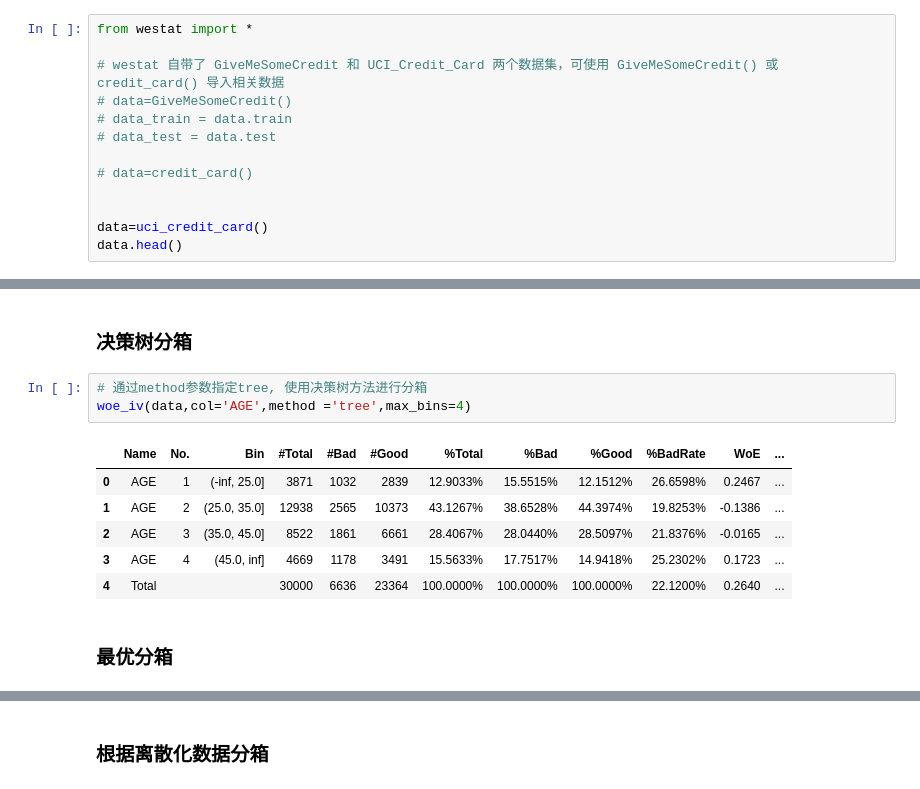
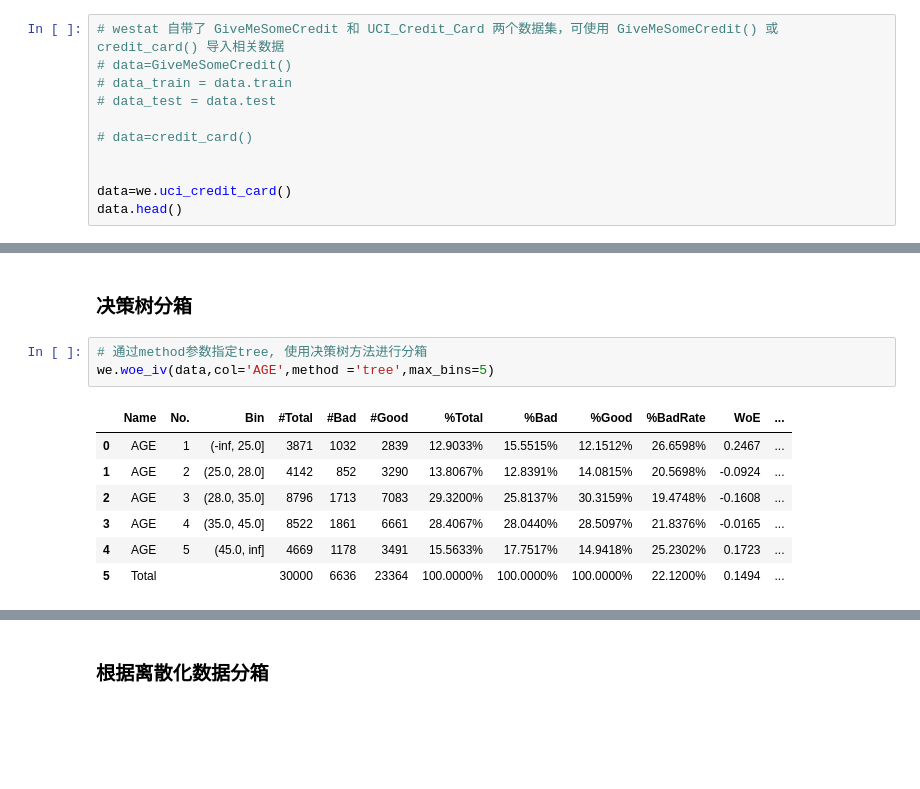
Before and after one commit to stat-fit/westat, a Jupyter notebook: HereWeGo.ipynb, the cells around one changed output, grey strips where cells are left out. Cells and saved outputs as stored; diff of their text form; blank space fills up the shorter version.

```diff
--- a/HereWeGo.ipynb
+++ b/HereWeGo.ipynb
@@ -9,8 +22,6 @@ path: ['C:\\Users\\about\\Desktop\\github\\westat\\westat']
 # %% [markdown]
 ## 一、数据准备
 # %%
-from westat import *
-
 # westat 自带了 GiveMeSomeCredit 和 UCI_Credit_Card 两个数据集，可使用 GiveMeSomeCredit() 或 credit_card() 导入相关数据
 # data=GiveMeSomeCredit()
 # data_train = data.train
@@ -19,7 +30,7 @@ from westat import *
 # data=credit_card()
 
 
-data=uci_credit_card()
+data=we.uci_credit_card()
 data.head()
 # %% [output]
 |  | ID | LIMIT_BAL | SEX | EDUCATION | MARRIAGE | AGE | PAY_0 | PAY_2 | PAY_3 | PAY_4 | ... |
@@ -238,13 +275,12 @@ woe_iv(data,'AGE',bins=[-inf,20,30,40,50,inf])
 ### 决策树分箱
 # %%
 # 通过method参数指定tree, 使用决策树方法进行分箱
-woe_iv(data,col='AGE',method ='tree',max_bins=4)
+we.woe_iv(data,col='AGE',method ='tree',max_bins=5)
 # %% [output]
 |  | Name | No. | Bin | #Total | #Bad | #Good | %Total | %Bad | %Good | %BadRate | WoE | ... |
 | 0 | AGE | 1 | (-inf, 25.0] | 3871 | 1032 | 2839 | 12.9033% | 15.5515% | 12.1512% | 26.6598% | 0.2467 | ... |
-| 1 | AGE | 2 | (25.0, 35.0] | 12938 | 2565 | 10373 | 43.1267% | 38.6528% | 44.3974% | 19.8253% | -0.1386 | ... |
-| 2 | AGE | 3 | (35.0, 45.0] | 8522 | 1861 | 6661 | 28.4067% | 28.0440% | 28.5097% | 21.8376% | -0.0165 | ... |
-| 3 | AGE | 4 | (45.0, inf] | 4669 | 1178 | 3491 | 15.5633% | 17.7517% | 14.9418% | 25.2302% | 0.1723 | ... |
-| 4 | Total |  |  | 30000 | 6636 | 23364 | 100.0000% | 100.0000% | 100.0000% | 22.1200% | 0.2640 | ... |
+| 1 | AGE | 2 | (25.0, 28.0] | 4142 | 852 | 3290 | 13.8067% | 12.8391% | 14.0815% | 20.5698% | -0.0924 | ... |
+| 2 | AGE | 3 | (28.0, 35.0] | 8796 | 1713 | 7083 | 29.3200% | 25.8137% | 30.3159% | 19.4748% | -0.1608 | ... |
+| 3 | AGE | 4 | (35.0, 45.0] | 8522 | 1861 | 6661 | 28.4067% | 28.0440% | 28.5097% | 21.8376% | -0.0165 | ... |
+| 4 | AGE | 5 | (45.0, inf] | 4669 | 1178 | 3491 | 15.5633% | 17.7517% | 14.9418% | 25.2302% | 0.1723 | ... |
+| 5 | Total |  |  | 30000 | 6636 | 23364 | 100.0000% | 100.0000% | 100.0000% | 22.1200% | 0.1494 | ... |
-# %% [markdown]
-### 最优分箱
```
Also changed, not shown: parts of 124 cells of this notebook, 21 other files.
